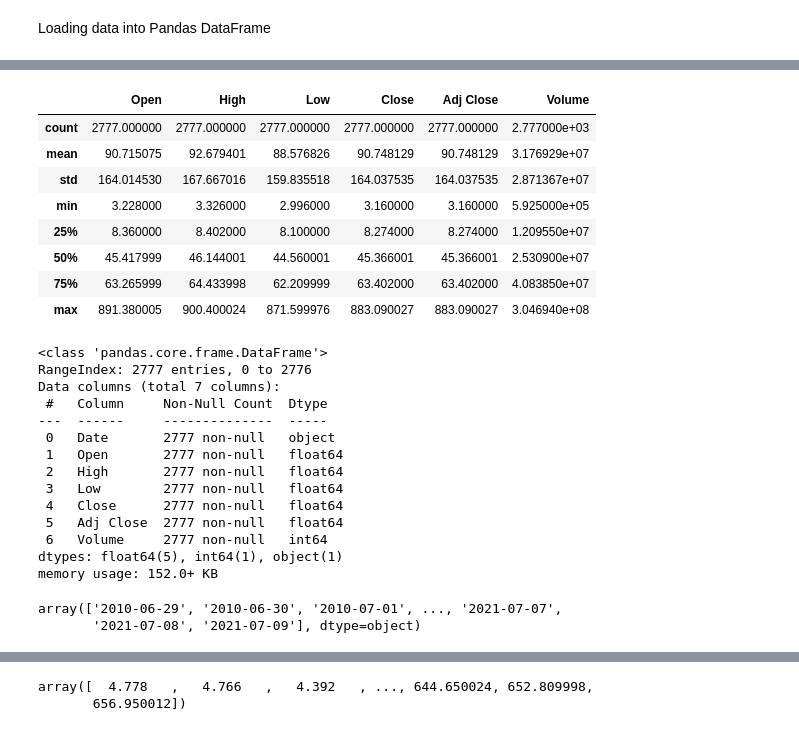
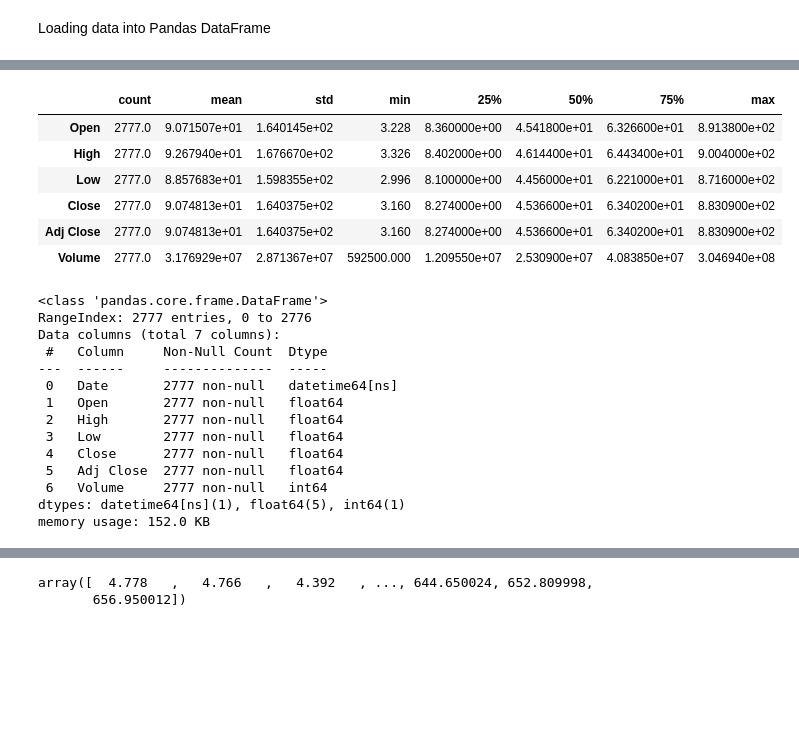
Before and after one commit to kevinhenry/linear-regression, a Jupyter notebook: regression.ipynb, the cells around one changed output, grey strips where cells are left out. Saved outputs shown, nothing was run; the diff lists cells and outputs as text; code cells hidden in the pictures; blank space fills up the shorter version.

```diff
--- a/regression.ipynb
+++ b/regression.ipynb
@@ -30,5 +29,7 @@ Loading data into Pandas DataFrame
 # %%
 # Show first five rows of the data set.
 df = pd.read_csv('./TSLA.csv')
+df = df.set_index('Date')
+df = df.dropna()
 df.head(5)
 # %% [output]
@@ -41,16 +47,14 @@ df.head(5)
 # %%
 # Show description and info of the data set.
-df.describe()
+df.describe().transpose()
 # %% [output]
-|  | Open | High | Low | Close | Adj Close | Volume |
-| count | 2777.000000 | 2777.000000 | 2777.000000 | 2777.000000 | 2777.000000 | 2.777000e+03 |
-| mean | 90.715075 | 92.679401 | 88.576826 | 90.748129 | 90.748129 | 3.176929e+07 |
-| std | 164.014530 | 167.667016 | 159.835518 | 164.037535 | 164.037535 | 2.871367e+07 |
-| min | 3.228000 | 3.326000 | 2.996000 | 3.160000 | 3.160000 | 5.925000e+05 |
-| 25% | 8.360000 | 8.402000 | 8.100000 | 8.274000 | 8.274000 | 1.209550e+07 |
-| 50% | 45.417999 | 46.144001 | 44.560001 | 45.366001 | 45.366001 | 2.530900e+07 |
-| 75% | 63.265999 | 64.433998 | 62.209999 | 63.402000 | 63.402000 | 4.083850e+07 |
-| max | 891.380005 | 900.400024 | 871.599976 | 883.090027 | 883.090027 | 3.046940e+08 |
+|  | count | mean | std | min | 25% | 50% | 75% | max |
+| Open | 2777.0 | 9.071507e+01 | 1.640145e+02 | 3.228 | 8.360000e+00 | 4.541800e+01 | 6.326600e+01 | 8.913800e+02 |
+| High | 2777.0 | 9.267940e+01 | 1.676670e+02 | 3.326 | 8.402000e+00 | 4.614400e+01 | 6.443400e+01 | 9.004000e+02 |
+| Low | 2777.0 | 8.857683e+01 | 1.598355e+02 | 2.996 | 8.100000e+00 | 4.456000e+01 | 6.221000e+01 | 8.716000e+02 |
+| Close | 2777.0 | 9.074813e+01 | 1.640375e+02 | 3.160 | 8.274000e+00 | 4.536600e+01 | 6.340200e+01 | 8.830900e+02 |
+| Adj Close | 2777.0 | 9.074813e+01 | 1.640375e+02 | 3.160 | 8.274000e+00 | 4.536600e+01 | 6.340200e+01 | 8.830900e+02 |
+| Volume | 2777.0 | 3.176929e+07 | 2.871367e+07 | 592500.000 | 1.209550e+07 | 2.530900e+07 | 4.083850e+07 | 3.046940e+08 |
 # %%
 df.info()
 # %% [output]
@@ -59,12 +63,12 @@ RangeIndex: 2777 entries, 0 to 2776
 Data columns (total 7 columns):
  #   Column     Non-Null Count  Dtype
 ---  ------     --------------  -----
- 0   Date       2777 non-null   object
+ 0   Date       2777 non-null   datetime64[ns]
  1   Open       2777 non-null   float64
  2   High       2777 non-null   float64
  3   Low        2777 non-null   float64
  4   Close      2777 non-null   float64
  5   Adj Close  2777 non-null   float64
  6   Volume     2777 non-null   int64
-dtypes: float64(5), int64(1), object(1)
-memory usage: 152.0+ KB
+dtypes: datetime64[ns](1), float64(5), int64(1)
+memory usage: 152.0 KB
@@ -73,6 +80 @@ x = df['Date'].values
 y = df['Close'].values
-# %%
-x
-# %% [output]
-array(['2010-06-29', '2010-06-30', '2010-07-01', ..., '2021-07-07',
-       '2021-07-08', '2021-07-09'], dtype=object)
```
Also changed, not shown: parts of 19 cells of this notebook.
